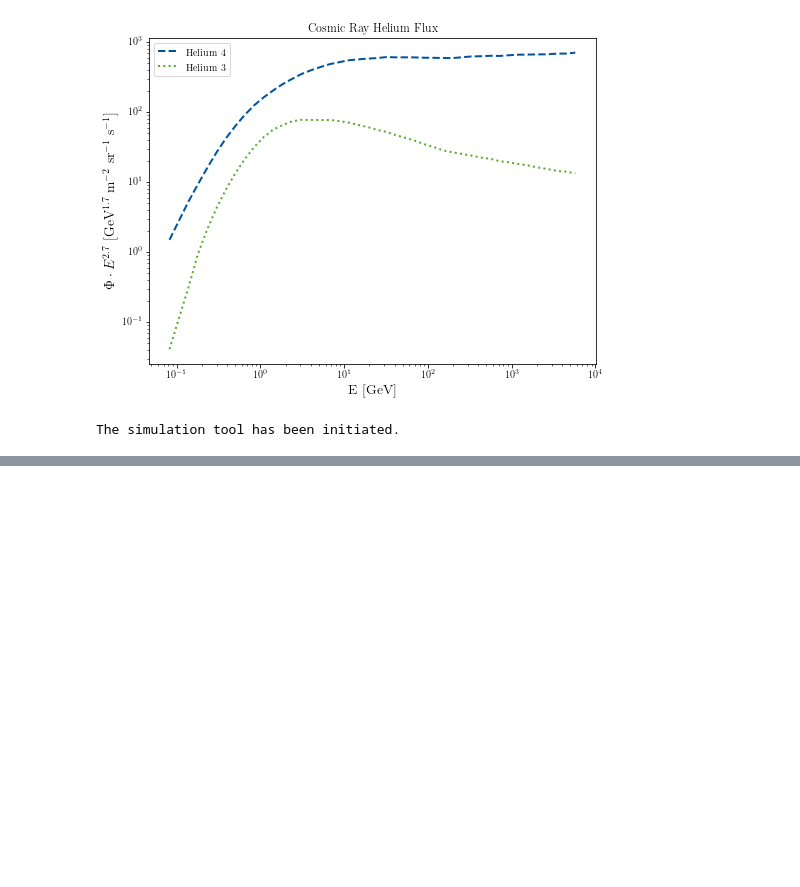
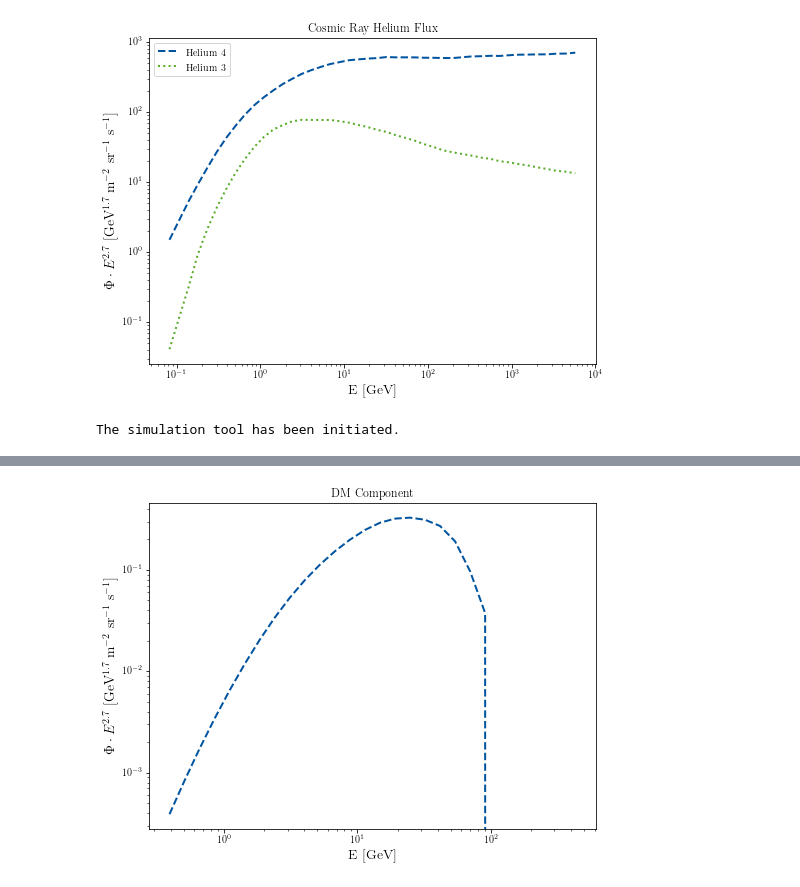
Before and after one commit to kathrinnp/DarkRayNet, a Jupyter notebook: test_example.ipynb, the cells around one changed output, grey strips where cells are left out. Drawn from its saved outputs; the diff is of its cells as text; code cells hidden in the pictures; blank space fills up the shorter version.

```diff
--- a/test_example.ipynb
+++ b/test_example.ipynb
@@ -103,3 +107,7 @@ plt.show()
 i_sim = interface_sim()
 # %% [output]
 The simulation tool has been initiated.
+# %%
+test_DM_flux, E = i_sim.DM_sim(test_pp, 5, np.ones(8)*0.125)
+
+print(test_DM_flux)
@@ -105,0 +122,11 @@ The simulation tool has been initiated.
+# %%
+plt.figure(figsize=(8,6))
+plt.title('DM Component')
+plt.plot(E, E**2.7 * test_DM_flux, c = c_RWTH['b'], linestyle = 'dashed')
+plt.xscale('log')
+plt.yscale('log')
+plt.ylabel('$\Phi \cdot E^{2.7}$ [GeV$^{1.7}$ m$^{-2}$ sr$^{-1}$ s$^{-1}$]')
+plt.xlabel('E [GeV]')
+plt.show()
+# %% [output]
+[figure, added]
```
Also changed, not shown: parts of 5 cells of this notebook, 10 other files.
